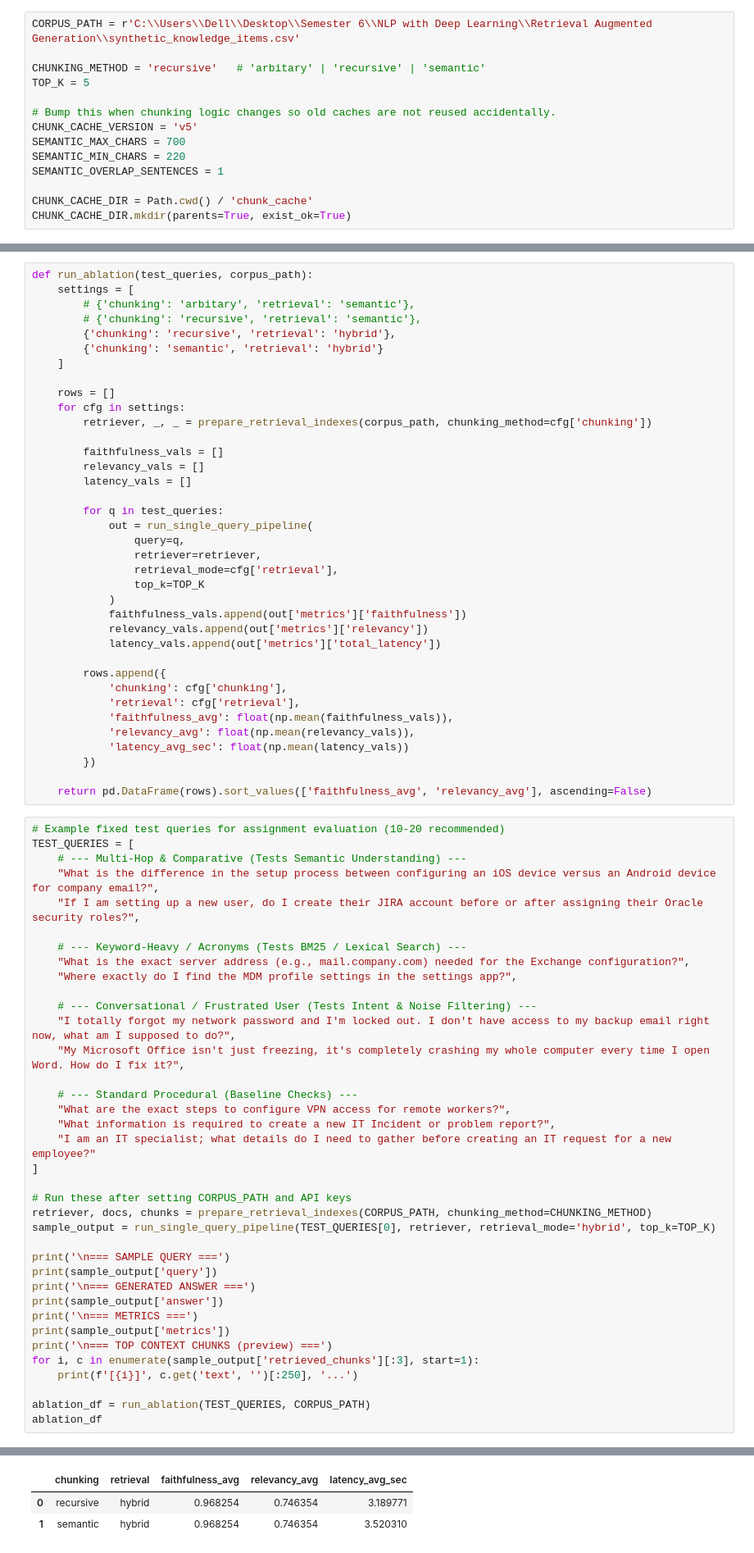
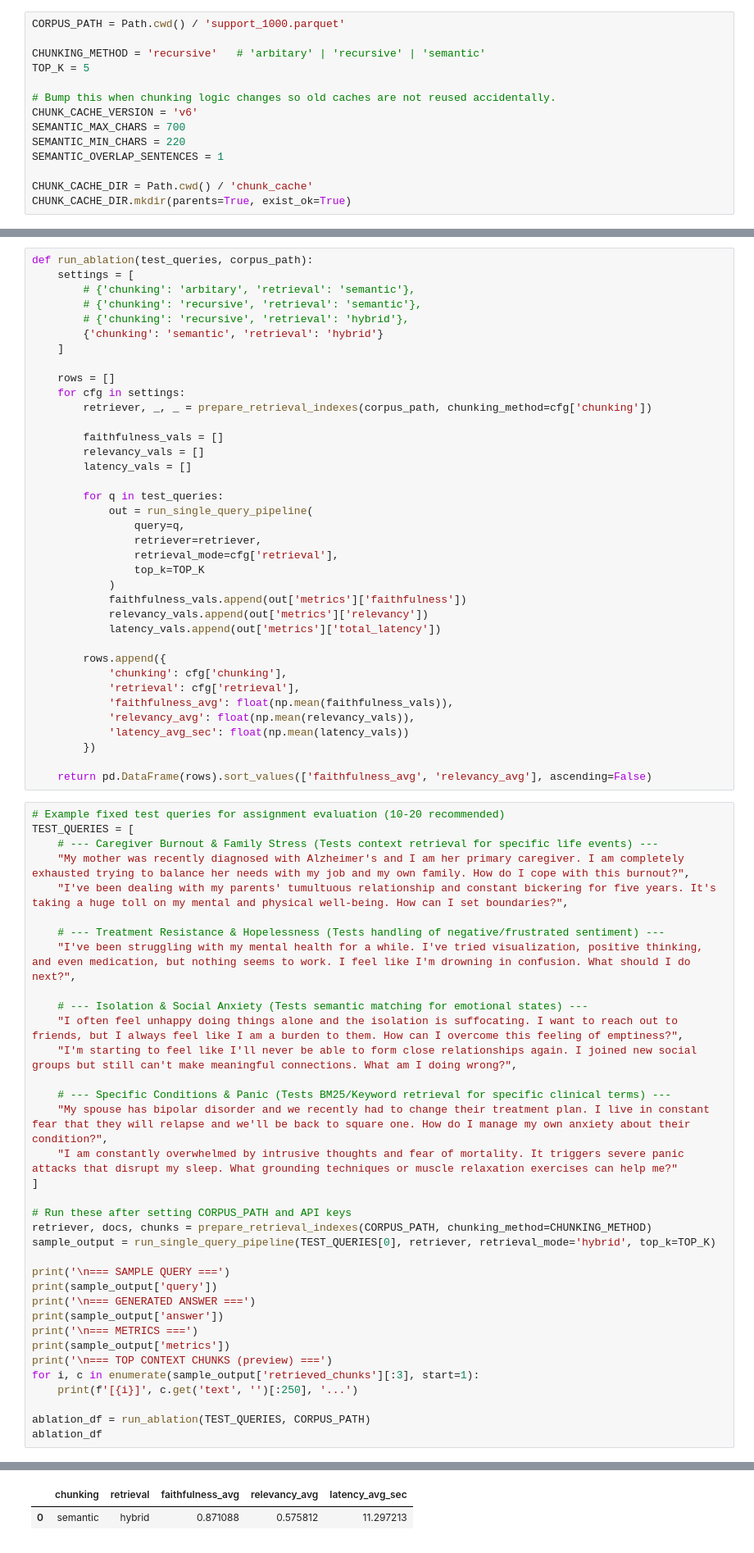
Before and after one commit to khgaurav-del/RAG-for-company-data, a Jupyter notebook: RAG.ipynb, the cells around one changed output, grey strips where cells are left out. Shown at 82% size. Cells and saved outputs as stored; diff of their text form.

```diff
--- a/RAG.ipynb
+++ b/RAG.ipynb
@@ -52,13 +71,13 @@ _RUNTIME_FLAGS = globals().setdefault(
 # %% [output]
 Hugging Face API Token: Set
 # %%
-CORPUS_PATH = r'C:\\Users\\Dell\\Desktop\\Semester 6\\NLP with Deep Learning\\Retrieval Augmented Generation\\synthetic_knowledge_items.csv'
+CORPUS_PATH = Path.cwd() / 'support_1000.parquet'
 
 CHUNKING_METHOD = 'recursive'   # 'arbitary' | 'recursive' | 'semantic'
 TOP_K = 5
 
 # Bump this when chunking logic changes so old caches are not reused accidentally.
-CHUNK_CACHE_VERSION = 'v5'
+CHUNK_CACHE_VERSION = 'v6'
 SEMANTIC_MAX_CHARS = 700
 SEMANTIC_MIN_CHARS = 220
 SEMANTIC_OVERLAP_SENTENCES = 1
@@ -1237,7 +1290,7 @@ def run_ablation(test_queries, corpus_path):
     settings = [
         # {'chunking': 'arbitary', 'retrieval': 'semantic'},
         # {'chunking': 'recursive', 'retrieval': 'semantic'},
-        {'chunking': 'recursive', 'retrieval': 'hybrid'},
+        # {'chunking': 'recursive', 'retrieval': 'hybrid'},
         {'chunking': 'semantic', 'retrieval': 'hybrid'}
     ]
 
@@ -1272,22 +1325,20 @@ def run_ablation(test_queries, corpus_path):
 # %%
 # Example fixed test queries for assignment evaluation (10-20 recommended)
 TEST_QUERIES = [
-    # --- Multi-Hop & Comparative (Tests Semantic Understanding) ---
-    "What is the difference in the setup process between configuring an iOS device versus an Android device for company email?",
-    "If I am setting up a new user, do I create their JIRA account before or after assigning their Oracle security roles?",
+    # --- Caregiver Burnout & Family Stress (Tests context retrieval for specific life events) ---
+    "My mother was recently diagnosed with Alzheimer's and I am her primary caregiver. I am completely exhausted trying to balance her needs with my job and my own family. How do I cope with this burnout?",
+    "I've been dealing with my parents' tumultuous relationship and constant bickering for five years. It's taking a huge toll on my mental and physical well-being. How can I set boundaries?",
 
-    # --- Keyword-Heavy / Acronyms (Tests BM25 / Lexical Search) ---
-    "What is the exact server address (e.g., mail.company.com) needed for the Exchange configuration?",
-    "Where exactly do I find the MDM profile settings in the settings app?",
+    # --- Treatment Resistance & Hopelessness (Tests handling of negative/frustrated sentiment) ---
+    "I've been struggling with my mental health for a while. I've tried visualization, positive thinking, and even medication, but nothing seems to work. I feel like I'm drowning in confusion. What should I do next?",
 
-    # --- Conversational / Frustrated User (Tests Intent & Noise Filtering) ---
-    "I totally forgot my network password and I'm locked out. I don't have access to my backup email right now, what am I supposed to do?",
-    "My Microsoft Office isn't just freezing, it's completely crashing my whole computer every time I open Word. How do I fix it?",
+    # --- Isolation & Social Anxiety (Tests semantic matching for emotional states) ---
+    "I often feel unhappy doing things alone and the isolation is suffocating. I want to reach out to friends, but I always feel like I am a burden to them. How can I overcome this feeling of emptiness?",
+    "I'm starting to feel like I'll never be able to form close relationships again. I joined new social groups but still can't make meaningful connections. What am I doing wrong?",
 
-    # --- Standard Procedural (Baseline Checks) ---
-    "What are the exact steps to configure VPN access for remote workers?",
-    "What information is required to create a new IT Incident or problem report?",
-    "I am an IT specialist; what details do I need to gather before creating an IT request for a new employee?"
+    # --- Specific Conditions & Panic (Tests BM25/Keyword retrieval for specific clinical terms) ---
+    "My spouse has bipolar disorder and we recently had to change their treatment plan. I live in constant fear that they will relapse and we'll be back to square one. How do I manage my own anxiety about their condition?",
+    "I am constantly overwhelmed by intrusive thoughts and fear of mortality. It triggers severe panic attacks that disrupt my sleep. What grounding techniques or muscle relaxation exercises can help me?"
 ]
 
 # Run these after setting CORPUS_PATH and API keys
@@ -1327,3 +1378,2 @@ Chunks ready: 486
 |  | chunking | retrieval | faithfulness_avg | relevancy_avg | latency_avg_sec |
-| 0 | recursive | hybrid | 0.968254 | 0.746354 | 3.189771 |
-| 1 | semantic | hybrid | 0.968254 | 0.746354 | 3.520310 |
+| 0 | semantic | hybrid | 0.871088 | 0.575812 | 11.297213 |
```
Also changed, not shown: parts of 7 cells of this notebook, 3 other files.
